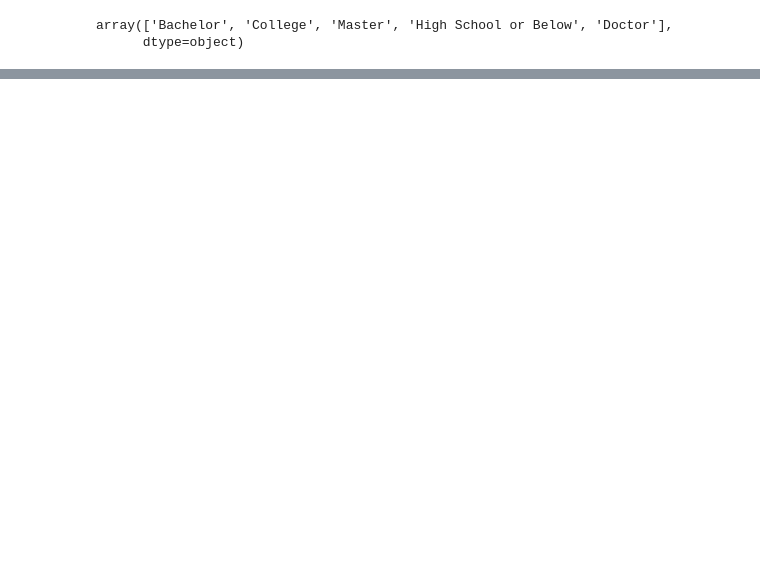
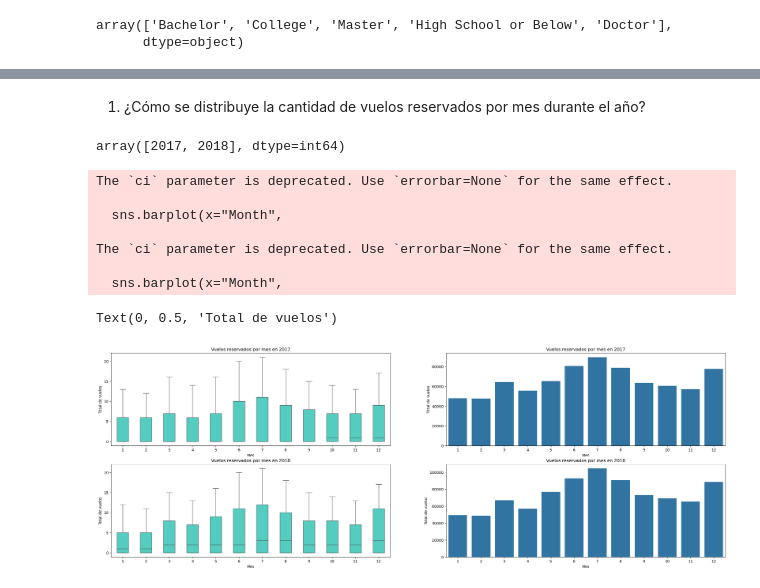
Before and after one commit to Adalab/bda-modulo-3-evaluacion-final-Miriam-pb, a Jupyter notebook: evaluación_mod_3.ipynb, the cells around one changed output, grey strips where cells are left out. Drawn from its saved outputs; the diff is of its cells as text; code cells hidden in the pictures; blank space fills up the shorter version.

```diff
--- a/evaluación_mod_3.ipynb
+++ b/evaluación_mod_3.ipynb
@@ -160,0 +229,10 @@ df_completo = df_grande.merge(df2, on="Loyalty Number", how="left")
+# %% [markdown]
+1. ¿Cómo se distribuye la cantidad de vuelos reservados por mes durante el año?
+# %%
+# tenemos los datos de dos años unicamente, entonces voy a dividir el dataframe entre los dos años y despues ver la cantidad de vuelos comprados por mes
+df_flight_activity['Year'].unique()
+# %% [output]
+array([2017, 2018], dtype=int64)
+# %%
+vuelos_2017 = df_flight_activity[df_flight_activity['Year'] == 2017]
+vuelos_2018 = df_flight_activity[df_flight_activity['Year'] == 2018]
@@ -160,0 +243,50 @@ df_completo = df_grande.merge(df2, on="Loyalty Number", how="left")
+# %%
+fig, axes = plt.subplots(nrows = 2, ncols = 2, figsize = (30, 10))
+
+sns.boxplot(y = "Flights Booked",
+            x = "Month",
+            data = vuelos_2017,
+            width = 0.5,
+            color = "turquoise",
+            ax = axes[0][0])
+axes[0][0].set_title("Vuelos reservados por mes en 2017")
+axes[0][0].set_xlabel("Mes")
+axes[0][0].set_ylabel("Total de vuelos")
+sns.barplot(x="Month",
+            y="Flights Booked",
+            data=vuelos_2017,
+            estimator="sum",
+            ci=None,
+            ax = axes[0][1]) # para quitar la linea
+axes[0][1].set_title("Vuelos reservados por mes en 2017")
+axes[0][1].set_xlabel("Mes")
+axes[0][1].set_ylabel("Total de vuelos")
+
+sns.boxplot(y = "Flights Booked",
+            x = "Month",
+            data = vuelos_2018,
+            width = 0.5,
+            color = "turquoise",
+            ax = axes[1][0])
+axes[1][0].set_title("Vuelos reservados por mes en 2018")
+axes[1][0].set_xlabel("Mes")
+axes[1][0].set_ylabel("Total de vuelos")
+sns.barplot(x="Month",
+            y="Flights Booked",
+            data=vuelos_2018,
+            estimator="sum",
+            ci=None,
+            ax = axes[1][1])
+axes[1][1].set_title("Vuelos reservados por mes en 2018")
+axes[1][1].set_xlabel("Mes")
+axes[1][1].set_ylabel("Total de vuelos")
+# %% [output]
+The `ci` parameter is deprecated. Use `errorbar=None` for the same effect.
+
+  sns.barplot(x="Month",
+
+The `ci` parameter is deprecated. Use `errorbar=None` for the same effect.
+
+  sns.barplot(x="Month",
+Text(0, 0.5, 'Total de vuelos')
+[figure, added]
```
Also changed, not shown: parts of 55 cells of this notebook, 1 other file.
